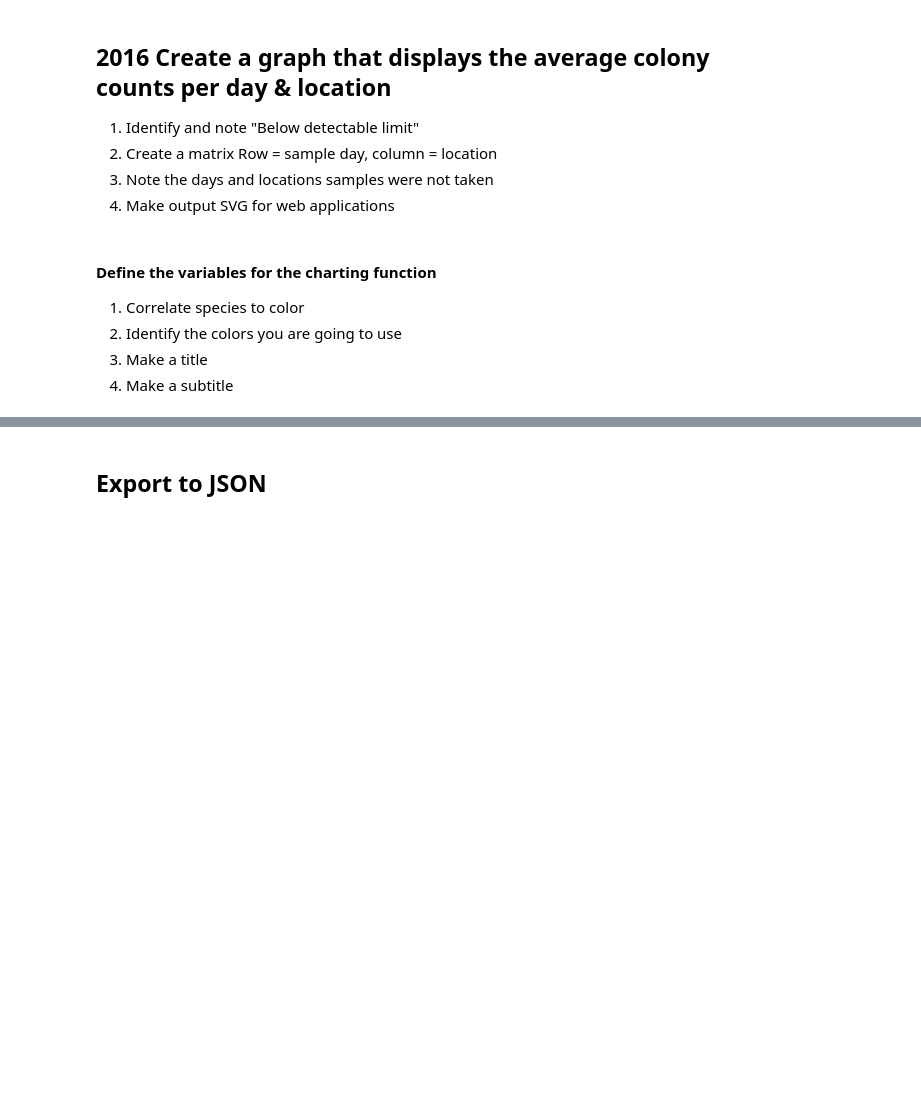
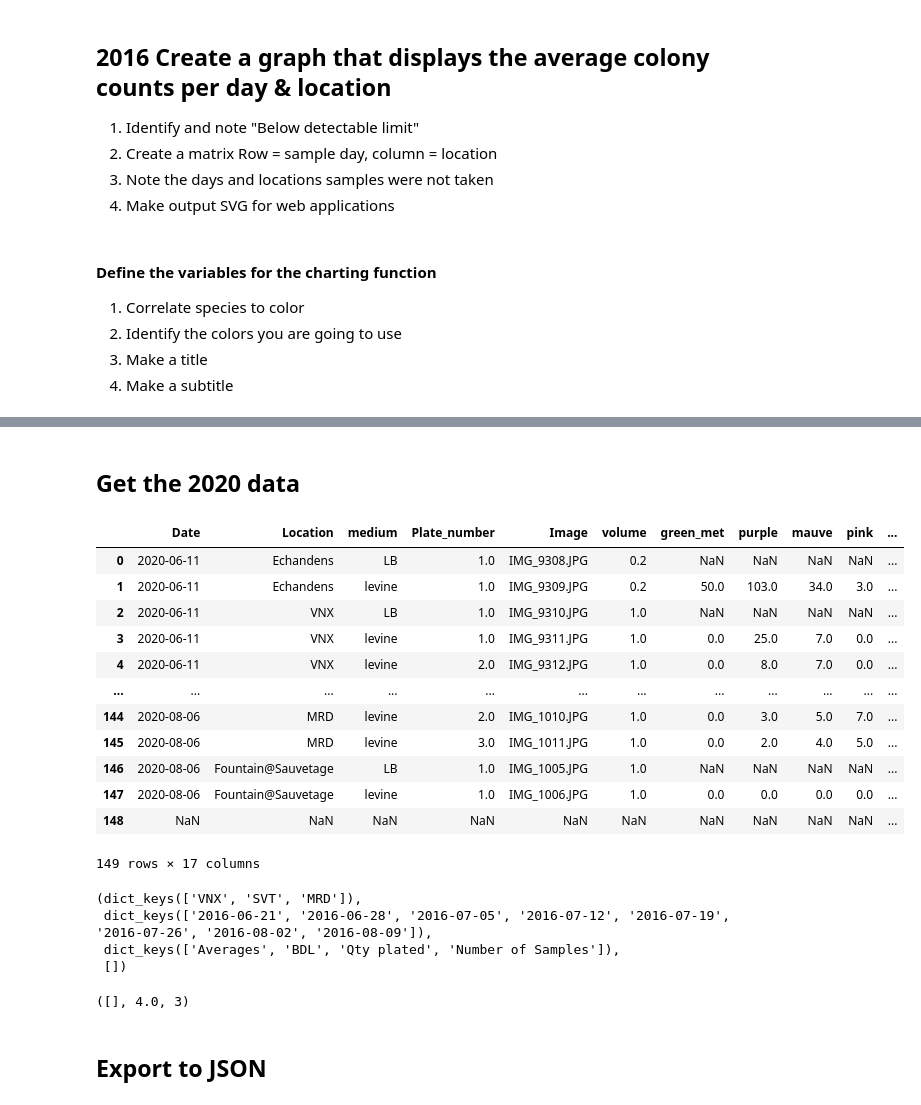
Before and after one commit to Hackuarium/water-quality-2016-2017, a Jupyter notebook: Micro-BarChart-Arrays.ipynb, the cells around one changed output, grey strips where cells are left out. Cells and saved outputs as stored; diff of their text form; code cells hidden in the pictures; blank space fills up the shorter version.

```diff
--- a/Micro-BarChart-Arrays.ipynb
+++ b/Micro-BarChart-Arrays.ipynb
@@ -833,3 +1007,33 @@ theOutput16
+# %% [markdown]
+## Get the 2020 data
+# %%
+df_2020 = pd.read_csv('data/2020_Data.csv')
+df_2020
+# %% [output]
+|  | Date | Location | medium | Plate_number | Image | volume | green_met | purple | mauve | pink | ... |
+| 0 | 2020-06-11 | Echandens | LB | 1.0 | IMG_9308.JPG | 0.2 | NaN | NaN | NaN | NaN | ... |
+| 1 | 2020-06-11 | Echandens | levine | 1.0 | IMG_9309.JPG | 0.2 | 50.0 | 103.0 | 34.0 | 3.0 | ... |
+| 2 | 2020-06-11 | VNX | LB | 1.0 | IMG_9310.JPG | 1.0 | NaN | NaN | NaN | NaN | ... |
+| 3 | 2020-06-11 | VNX | levine | 1.0 | IMG_9311.JPG | 1.0 | 0.0 | 25.0 | 7.0 | 0.0 | ... |
+| 4 | 2020-06-11 | VNX | levine | 2.0 | IMG_9312.JPG | 1.0 | 0.0 | 8.0 | 7.0 | 0.0 | ... |
+| ... | ... | ... | ... | ... | ... | ... | ... | ... | ... | ... | ... |
+| 144 | 2020-08-06 | MRD | levine | 2.0 | IMG_1010.JPG | 1.0 | 0.0 | 3.0 | 5.0 | 7.0 | ... |
+| 145 | 2020-08-06 | MRD | levine | 3.0 | IMG_1011.JPG | 1.0 | 0.0 | 2.0 | 4.0 | 5.0 | ... |
+| 146 | 2020-08-06 | Fountain@Sauvetage | LB | 1.0 | IMG_1005.JPG | 1.0 | NaN | NaN | NaN | NaN | ... |
+| 147 | 2020-08-06 | Fountain@Sauvetage | levine | 1.0 | IMG_1006.JPG | 1.0 | 0.0 | 0.0 | 0.0 | 0.0 | ... |
+| 148 | NaN | NaN | NaN | NaN | NaN | NaN | NaN | NaN | NaN | NaN | ... |
+149 rows × 17 columns
+# %%
+theOutput16.keys(), theOutput16['VNX'].keys(), theOutput16['VNX']['2016-06-28'].keys()
+# %% [output]
+(dict_keys(['VNX', 'SVT', 'MRD']),
+ dict_keys(['2016-06-21', '2016-06-28', '2016-07-05', '2016-07-12', '2016-07-19', '2016-07-26', '2016-08-02', '2016-08-09']),
+ dict_keys(['Averages', 'BDL', 'Qty plated', 'Number of Samples']),
+ [])
+# %%
+theOutput16['VNX']['2016-06-28']['BDL'], theOutput16['VNX']['2016-06-28']['Qty plated'], theOutput16['VNX']['2016-06-28']['Number of Samples']
+# %% [output]
+([], 4.0, 3)
 # %% [markdown]
 ## Export to JSON
 # %%
```
Also changed, not shown: parts of 29 cells of this notebook, 7 other files.
